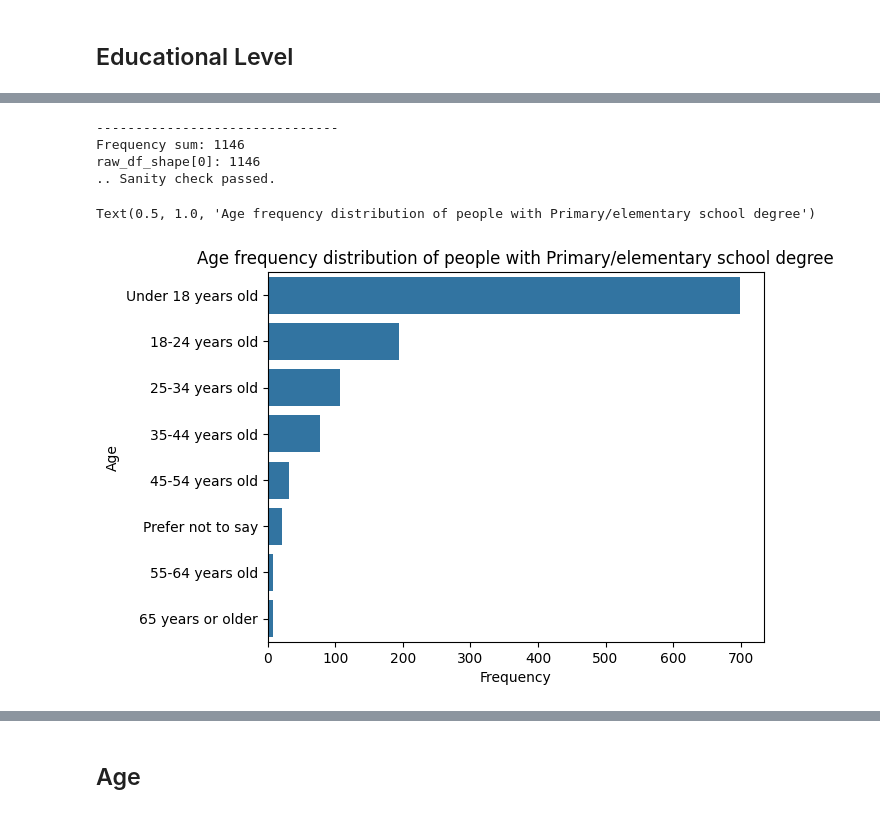
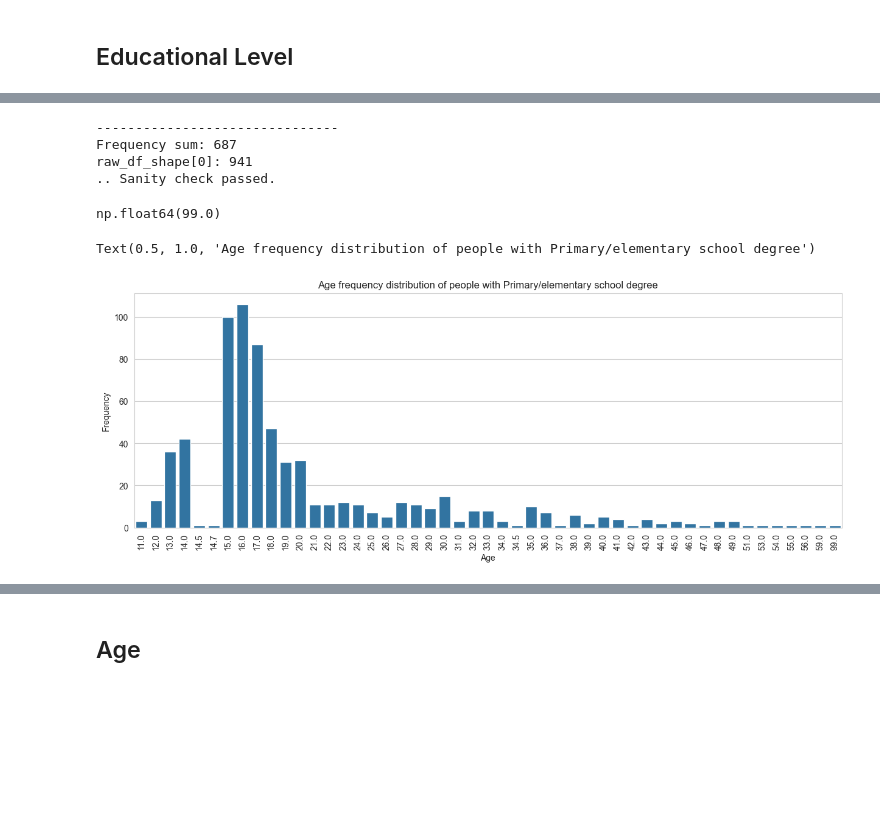
Before and after one commit to Momellouky/jobme, a Jupyter notebook: notebooks/02_data_analysis.ipynb, the cells around one changed output, grey strips where cells are left out. Cells and saved outputs as stored; diff of their text form; code cells hidden in the pictures; blank space fills up the shorter version.

```diff
--- a/notebooks/02_data_analysis.ipynb
+++ b/notebooks/02_data_analysis.ipynb
@@ -339,23 +358,31 @@ print(f"-------------------------------")
 print(f"Frequency sum: {int(freq_sum)}")
 print(f"raw_df_shape[0]: {int(raw_df_shape)}")
 
-
-if freq_sum == raw_df_shape:
+age_df_nan = raw_df[raw_df['EdLevel'] == 'Primary/elementary school']['Age'].isna().sum()
+if freq_sum == raw_df_shape - age_df_nan:
     print(f".. Sanity check passed. ")
 else:
     print(f".. Sanity check failed. ")
 # %% [output]
 -------------------------------
-Frequency sum: 1146
-raw_df_shape[0]: 1146
+Frequency sum: 687
+raw_df_shape[0]: 941
 .. Sanity check passed.
+# %%
+age_freq_sorted_df = age_freq_df.sort_values(by='Frequency', ascending=False)
+age_freq_sorted_df['Age'].max()
+# %% [output]
+np.float64(99.0)
 # %%
 age_freq_sorted_df = age_freq_df.sort_values(by='Frequency', ascending=False)
-sns.barplot(data= age_freq_sorted_df, x=age_freq_sorted_df['Frequency'], y=age_freq_sorted_df['Age'])
+
+plt.figure(figsize=(15,5))
+sns.barplot(data= age_freq_sorted_df, x=age_freq_sorted_df['Age'], y=age_freq_sorted_df['Frequency'])
+plt.xticks(rotation=90)
 plt.title("Age frequency distribution of people with Primary/elementary school degree")
 # %% [output]
 Text(0.5, 1.0, 'Age frequency distribution of people with Primary/elementary school degree')
-[figure, old version]
+[figure, new version]
 # %%
 # What is the age of people with "Bachelor's degree (B.A., B.S., B.Eng., etc.)"
 age_df = raw_df[raw_df['EdLevel'] == "Bachelor’s degree (B.A., B.S., B.Eng., etc.)"]
```
Also changed, not shown: parts of 19 cells of this notebook.
